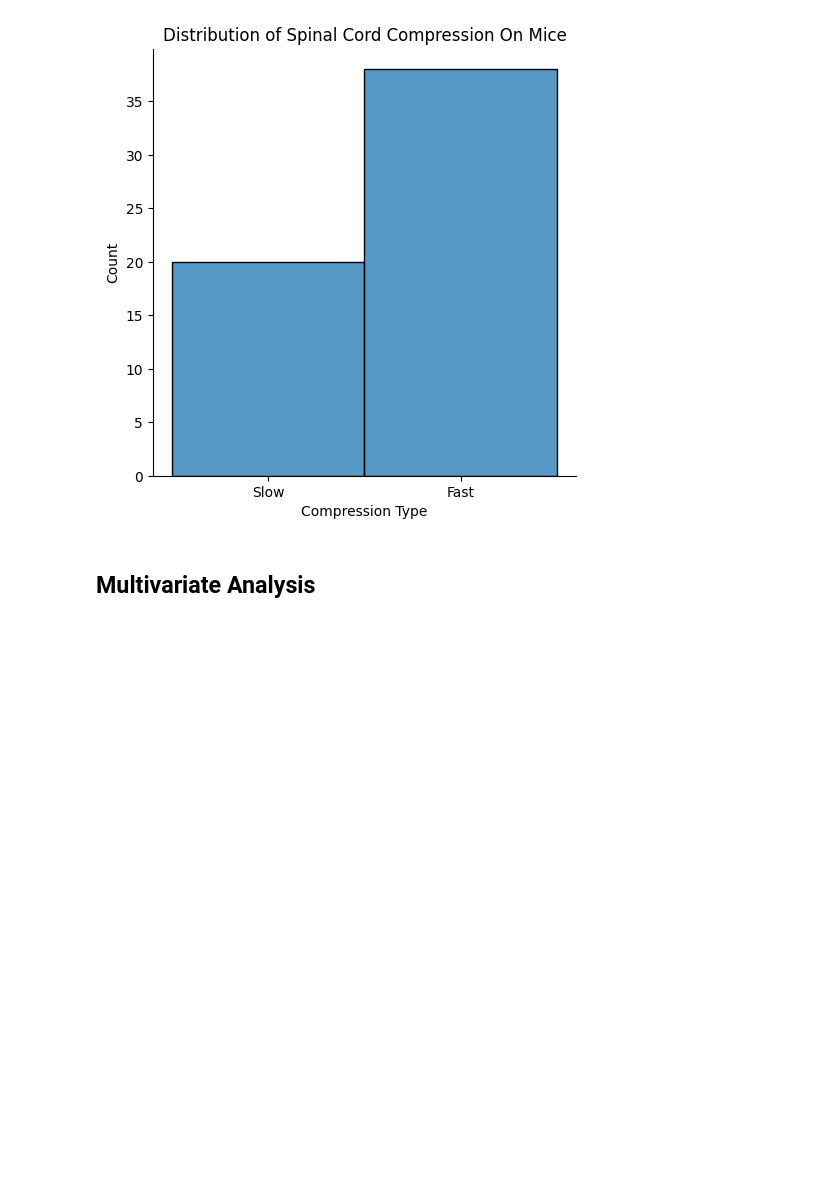
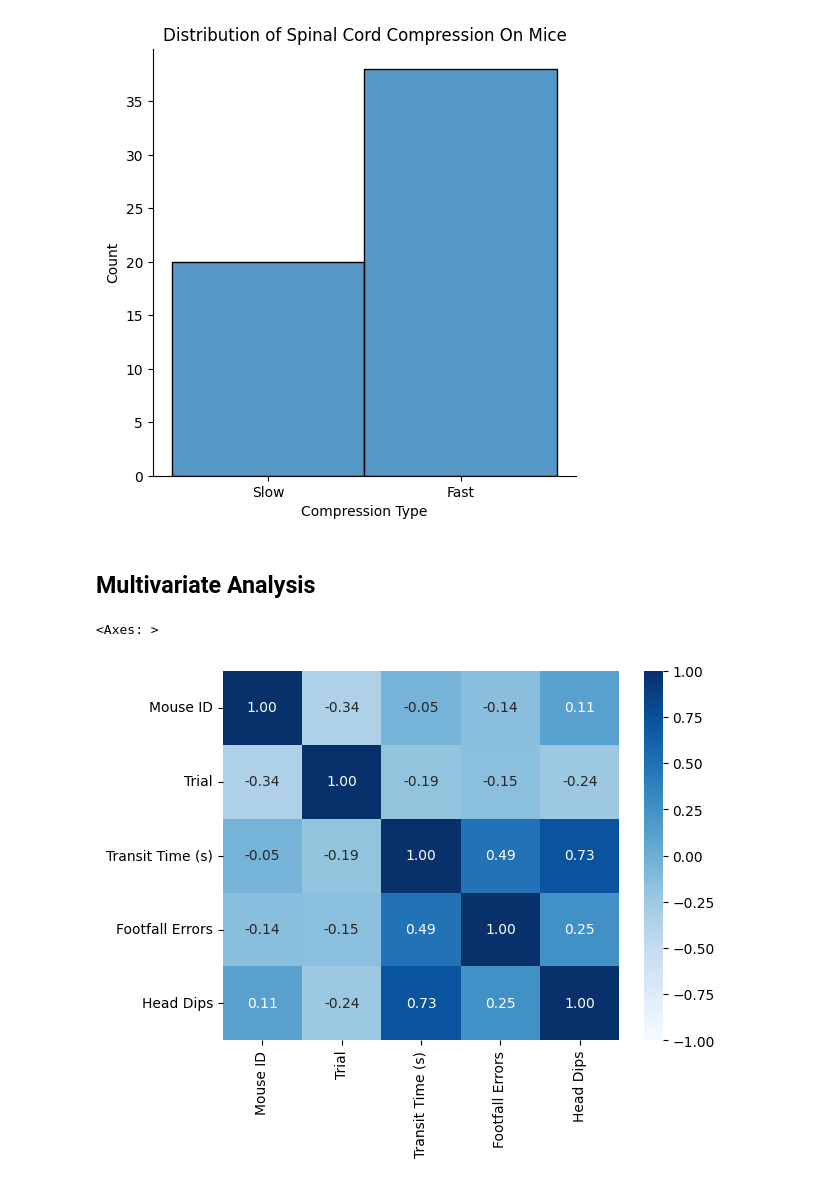
Before and after one commit to milliehuang2022/Chronic-Spinal-Cord-Injury, a Jupyter notebook: mouse_plank.ipynb, the cells around one changed output. Cells and saved outputs as stored; diff of their text form; code cells hidden in the pictures; blank space fills up the shorter version.

```diff
--- a/mouse_plank.ipynb
+++ b/mouse_plank.ipynb
@@ -62,7 +84,10 @@ Text(13.819444444444445, 0.5, 'Count')
 # %% [markdown]
 ## Multivariate Analysis
 # %%
-# heatmap
+sns.heatmap(mouse_plank.select_dtypes(include=np.number).corr(), annot=True, vmin=-1, fmt=".2f", cmap = "Blues")
+# %% [output]
+<Axes: >
+[figure, added]
 # %%
 #plt.scatter(mouse_plank["Trial"], mouse_plank["Footfall Errors"])
 sns.lmplot(x = "Trial", y="Footfall Errors", data=mouse_plank)
```
Also changed, not shown: parts of 20 cells of this notebook.
